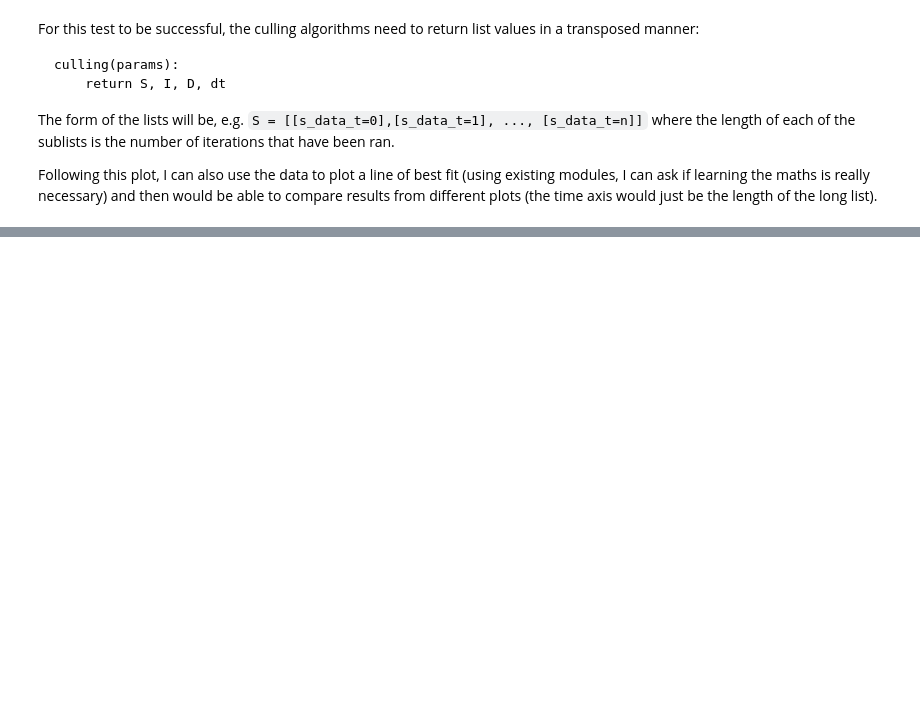
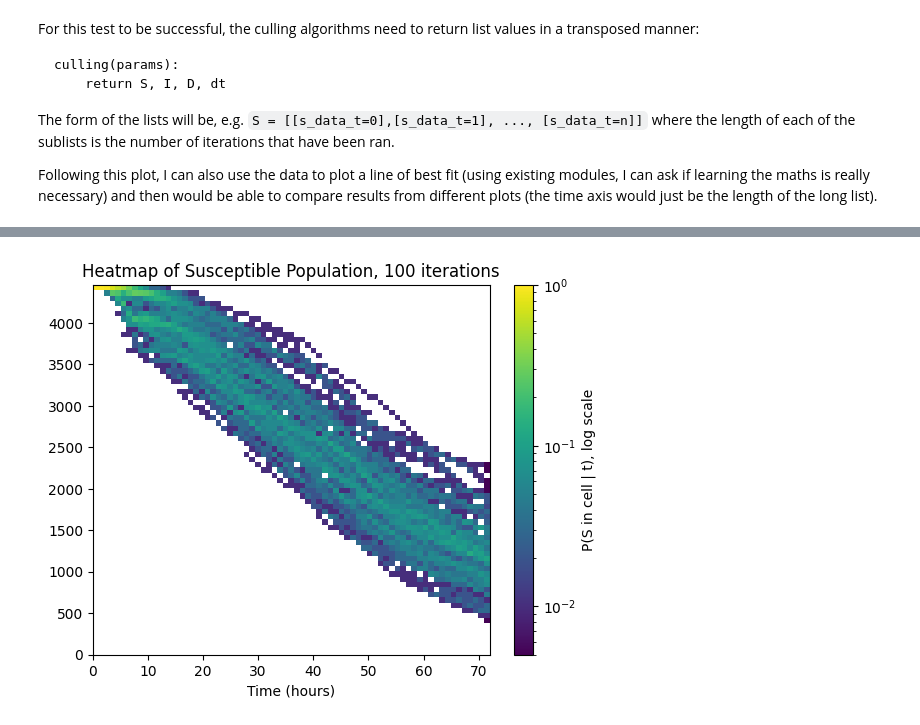
Before and after one commit to r-okotie179/diseaseModelling, a Jupyter notebook: culling_and_policy.ipynb, the cells around one changed output, grey strips where cells are left out. Saved outputs shown, nothing was run; the diff lists cells and outputs as text; code cells hidden in the pictures; blank space fills up the shorter version.

```diff
--- a/culling_and_policy.ipynb
+++ b/culling_and_policy.ipynb
@@ -650,0 +650,27 @@ plt.show()
+# %%
+from matplotlib.colors import LogNorm # log plot was used in SciBySim
+fig, ax = plt.subplots()
+x_data = np.repeat(np.arange(len(S)), len(S[0]))
+y_data = np.array(S).ravel() #flattens the matrix value
+
+colour_list, n, w, h = heatmap_data(x_data, y_data, 5000)
+
+nz = [v for v in colour_list if v > 0]                                         # NEW: log can't take 0
+norm = LogNorm(vmin=min(nz), vmax=max(nz))                                     # CHANGED
+colours = [plt.cm.viridis(norm(v)) if v > 0 else (1, 1, 1, 1) for v in colour_list]   # CHANGED: empty cells white
+
+coords = [(w * l_i, h * w_i) for l_i in range(n) for w_i in range(n)]
+
+rects = [Rectangle((x0, y0), w, h, facecolor=c) for (x0, y0), c in zip(coords, colours)]
+coll = PatchCollection(rects, match_original=True, edgecolor='none')           # CHANGED: no edges
+ax.add_collection(coll)
+ax.autoscale()
+ax.set_title("Heatmap of Susceptible Population, 100 iterations")
+ax.set_xlim(0, max(x_data))
+ax.set_ylim(0, max(y_data))
+ax.set_xlabel("Time (hours)")
+fig.colorbar(plt.cm.ScalarMappable(norm=norm, cmap='viridis'), ax=ax,
+             label='P(S in cell | t), log scale')                              # NEW (optional)
+plt.show()
+# %% [output]
+[figure, added]
```
Also changed, not shown: parts of 5 cells of this notebook.
